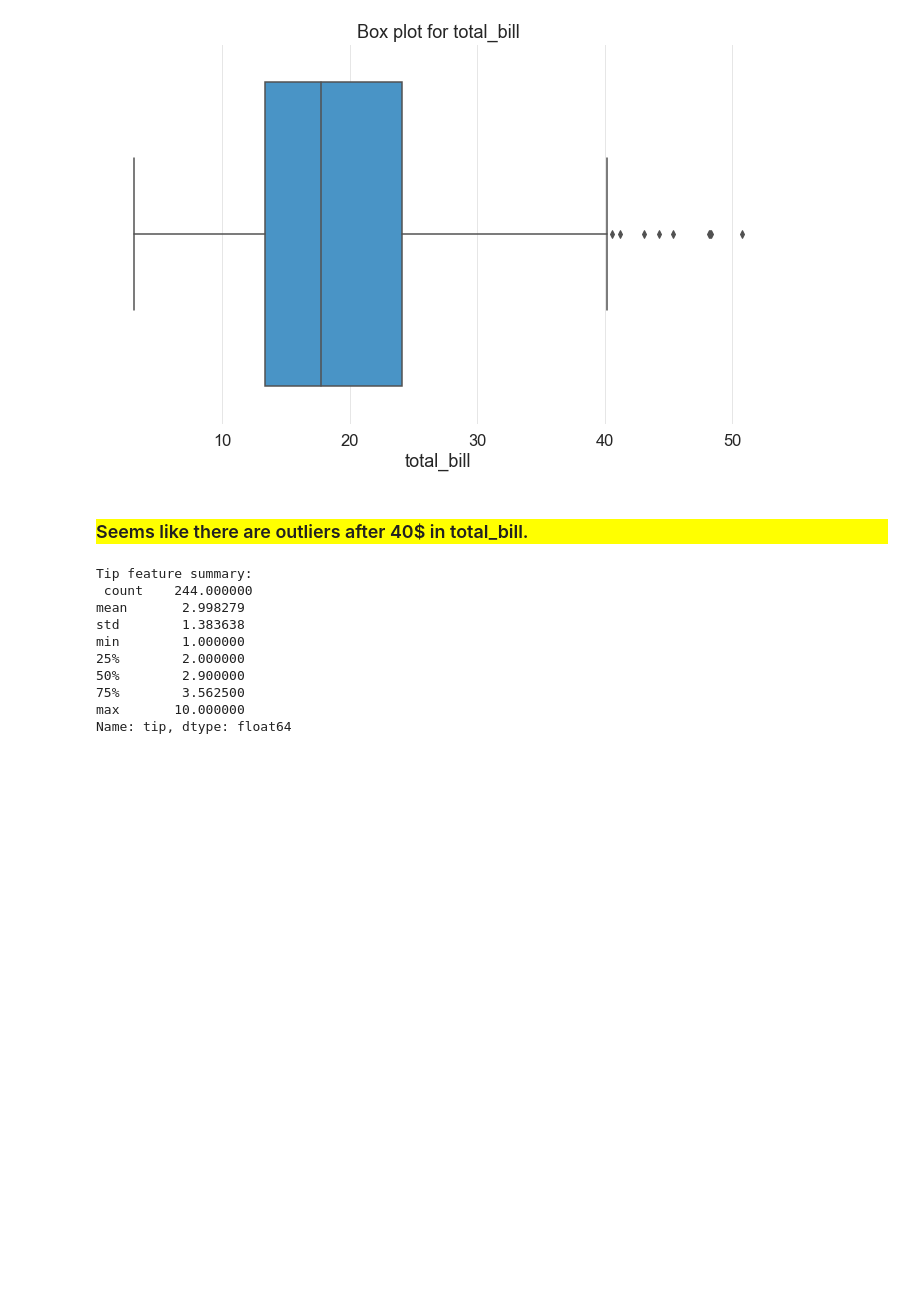
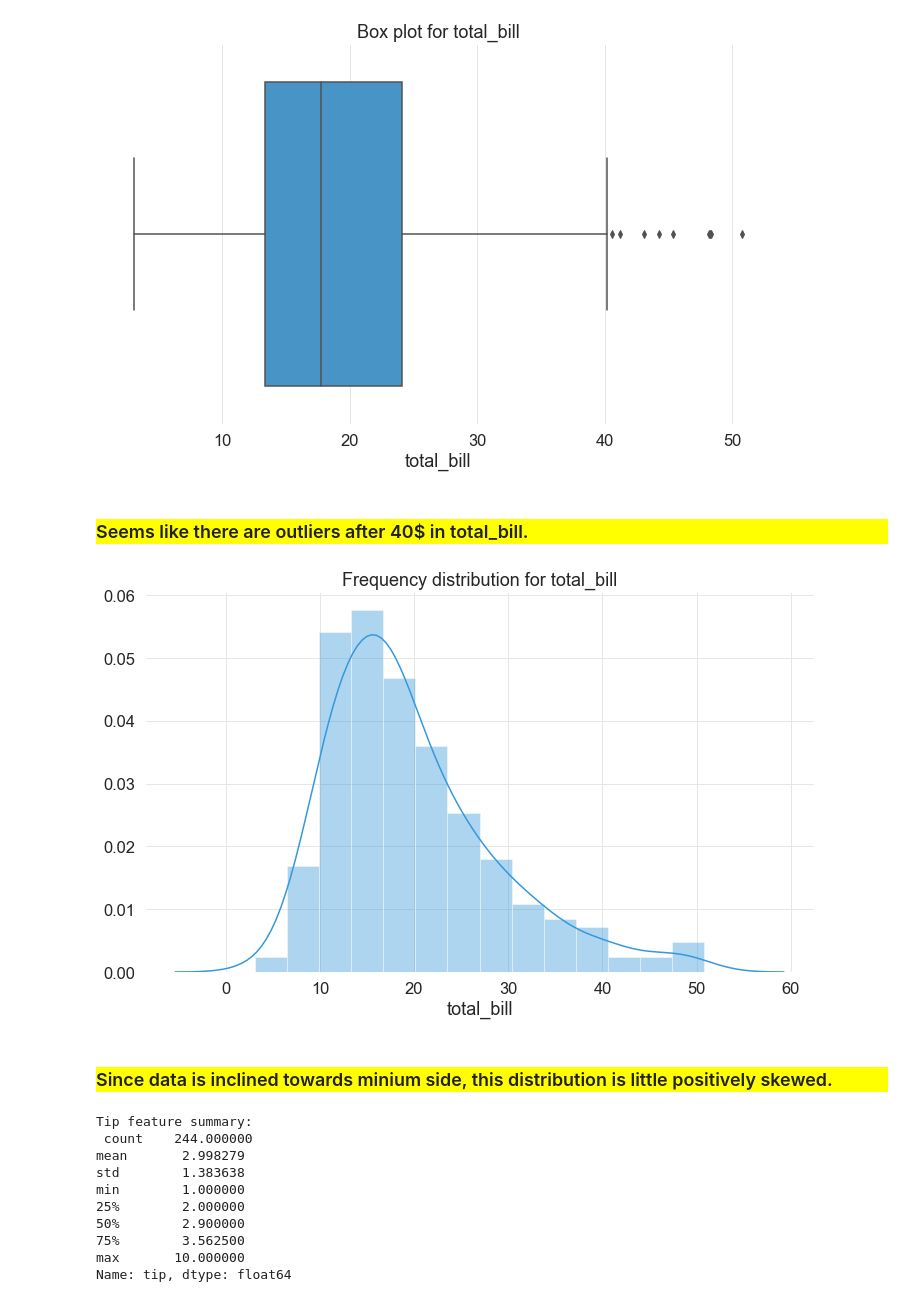
Before and after one commit to ajithcl/TipsAnalysis, a Jupyter notebook: Tips_analysis.ipynb, the cells around one changed output. Drawn from its saved outputs; the diff is of its cells as text; code cells hidden in the pictures; blank space fills up the shorter version.

```diff
--- a/Tips_analysis.ipynb
+++ b/Tips_analysis.ipynb
@@ -151,6 +152,14 @@ sns.boxplot(df_tips.total_bill).set_title("Box plot for total_bill");
 <h3 style='background-color:yellow'>
     Seems like there are outliers after 40$ in total_bill.
     </h3>
+# %%
+sns.distplot(df_tips.total_bill).set_title("Frequency distribution for total_bill");
+# %% [output]
+[figure, added]
+# %% [markdown]
+<h3 style='background-color:yellow'>
+    Since data is inclined towards minium side, this distribution is little positively skewed.
+    </h3>
 # %%
 print (f"Tip feature summary: \n {df_tips.tip.describe()}")
 # %% [output]
```
Also changed, not shown: parts of 26 cells of this notebook.
